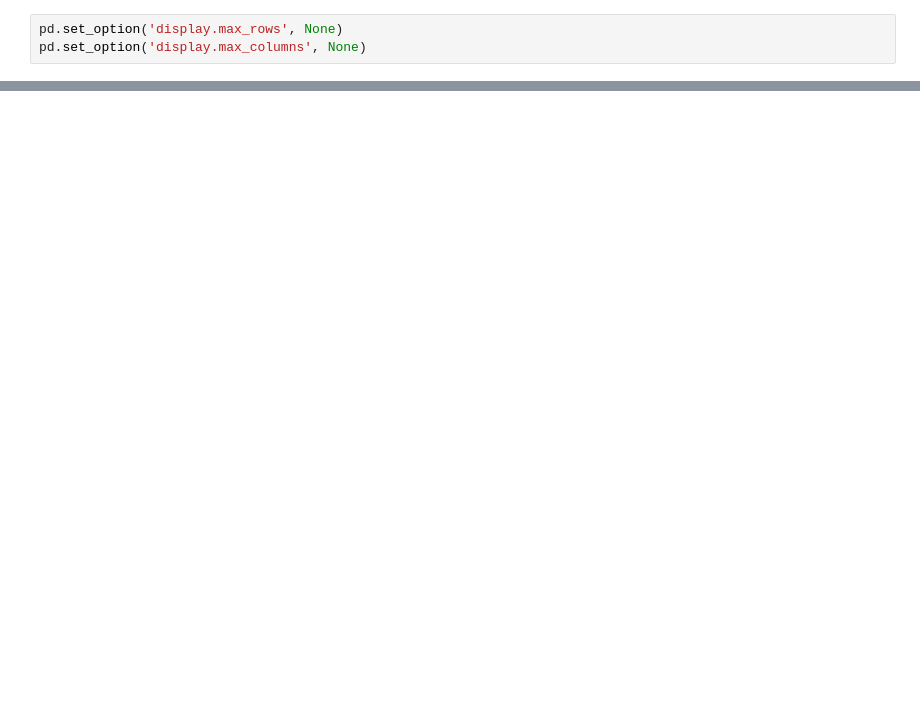
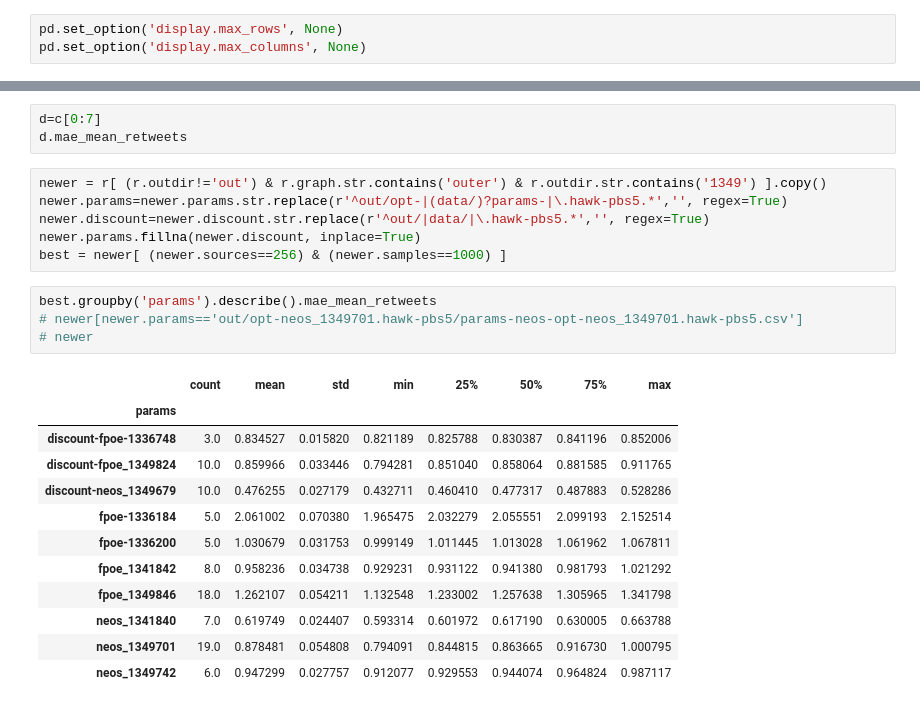
Before and after one commit to sarming/propagation, a Jupyter notebook: parse_logfiles.ipynb, the cells around one changed output, grey strips where cells are left out. Drawn from its saved outputs; the diff is of its cells as text; blank space fills up the shorter version.

```diff
--- a/parse_logfiles.ipynb
+++ b/parse_logfiles.ipynb
@@ -163,0 +43,26 @@ c
+# %%
+d=c[0:7]
+d.mae_mean_retweets
+# %%
+newer = r[ (r.outdir!='out') & r.graph.str.contains('outer') & r.outdir.str.contains('1349') ].copy()
+newer.params=newer.params.str.replace(r'^out/opt-|(data/)?params-|\.hawk-pbs5.*','', regex=True)
+newer.discount=newer.discount.str.replace(r'^out/|data/|\.hawk-pbs5.*','', regex=True)
+newer.params.fillna(newer.discount, inplace=True)
+best = newer[ (newer.sources==256) & (newer.samples==1000) ]
+# %%
+best.groupby('params').describe().mae_mean_retweets
+# newer[newer.params=='out/opt-neos_1349701.hawk-pbs5/params-neos-opt-neos_1349701.hawk-pbs5.csv']
+# newer
+# %% [output]
+|  | count | mean | std | min | 25% | 50% | 75% | max |
+| params |  |  |  |  |  |  |  |  |
+| discount-fpoe-1336748 | 3.0 | 0.834527 | 0.015820 | 0.821189 | 0.825788 | 0.830387 | 0.841196 | 0.852006 |
+| discount-fpoe_1349824 | 10.0 | 0.859966 | 0.033446 | 0.794281 | 0.851040 | 0.858064 | 0.881585 | 0.911765 |
+| discount-neos_1349679 | 10.0 | 0.476255 | 0.027179 | 0.432711 | 0.460410 | 0.477317 | 0.487883 | 0.528286 |
+| fpoe-1336184 | 5.0 | 2.061002 | 0.070380 | 1.965475 | 2.032279 | 2.055551 | 2.099193 | 2.152514 |
+| fpoe-1336200 | 5.0 | 1.030679 | 0.031753 | 0.999149 | 1.011445 | 1.013028 | 1.061962 | 1.067811 |
+| fpoe_1341842 | 8.0 | 0.958236 | 0.034738 | 0.929231 | 0.931122 | 0.941380 | 0.981793 | 1.021292 |
+| fpoe_1349846 | 18.0 | 1.262107 | 0.054211 | 1.132548 | 1.233002 | 1.257638 | 1.305965 | 1.341798 |
+| neos_1341840 | 7.0 | 0.619749 | 0.024407 | 0.593314 | 0.601972 | 0.617190 | 0.630005 | 0.663788 |
+| neos_1349701 | 19.0 | 0.878481 | 0.054808 | 0.794091 | 0.844815 | 0.863665 | 0.916730 | 1.000795 |
+| neos_1349742 | 6.0 | 0.947299 | 0.027757 | 0.912077 | 0.929553 | 0.944074 | 0.964824 | 0.987117 |
```
Also changed, not shown: parts of 18 cells of this notebook, 2 other files.
